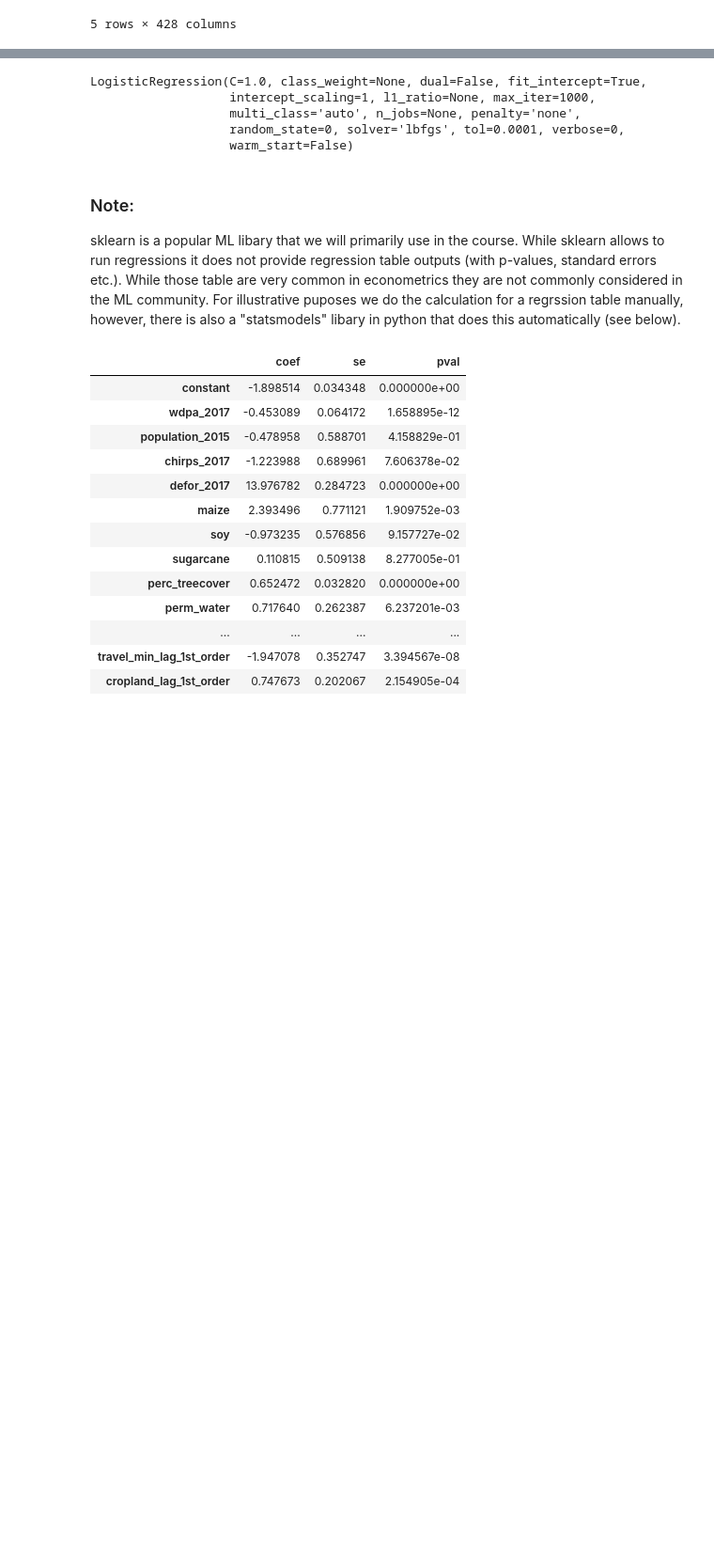
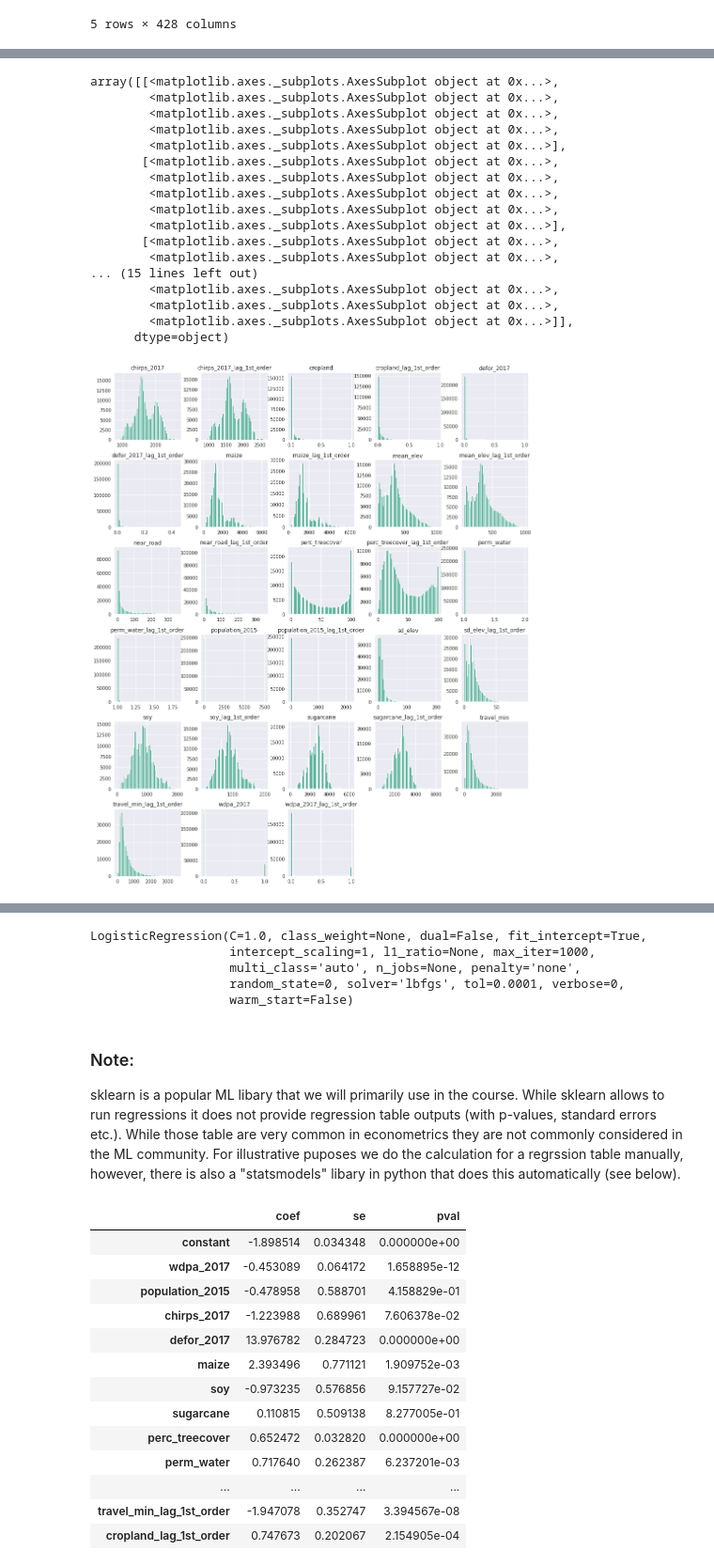
Before and after one commit to linmeishang/ML_course_Calabria2020, a Jupyter notebook: Calabria_labIntro.ipynb, the cells around one changed output, grey strips where cells are left out. Shown: that part at 94% size. Saved outputs shown, nothing was run; the diff lists cells and outputs as text; code cells hidden in the pictures; blank space fills up the shorter version.

```diff
--- a/Calabria_labIntro.ipynb
+++ b/Calabria_labIntro.ipynb
@@ -158,0 +197,23 @@ X =  df.loc[:,lstCols]
+# %%
+# check the distribution of the explanatory variables
+sns.set_style("darkgrid"),
+X.hist(figsize=(16, 20), bins=50, xlabelsize=10, ylabelsize=10, color='#5cb29c')
+# %% [output]
+array([[<matplotlib.axes._subplots.AxesSubplot object at 0x...>,
+        <matplotlib.axes._subplots.AxesSubplot object at 0x...>,
+        <matplotlib.axes._subplots.AxesSubplot object at 0x...>,
+        <matplotlib.axes._subplots.AxesSubplot object at 0x...>,
+        <matplotlib.axes._subplots.AxesSubplot object at 0x...>],
+       [<matplotlib.axes._subplots.AxesSubplot object at 0x...>,
+        <matplotlib.axes._subplots.AxesSubplot object at 0x...>,
+        <matplotlib.axes._subplots.AxesSubplot object at 0x...>,
+        <matplotlib.axes._subplots.AxesSubplot object at 0x...>,
+        <matplotlib.axes._subplots.AxesSubplot object at 0x...>],
+       [<matplotlib.axes._subplots.AxesSubplot object at 0x...>,
+        <matplotlib.axes._subplots.AxesSubplot object at 0x...>,
+... (15 lines left out)
+        <matplotlib.axes._subplots.AxesSubplot object at 0x...>,
+        <matplotlib.axes._subplots.AxesSubplot object at 0x...>,
+        <matplotlib.axes._subplots.AxesSubplot object at 0x...>]],
+      dtype=object)
+[figure, added]
```
Also changed, not shown: parts of 7 cells of this notebook.
